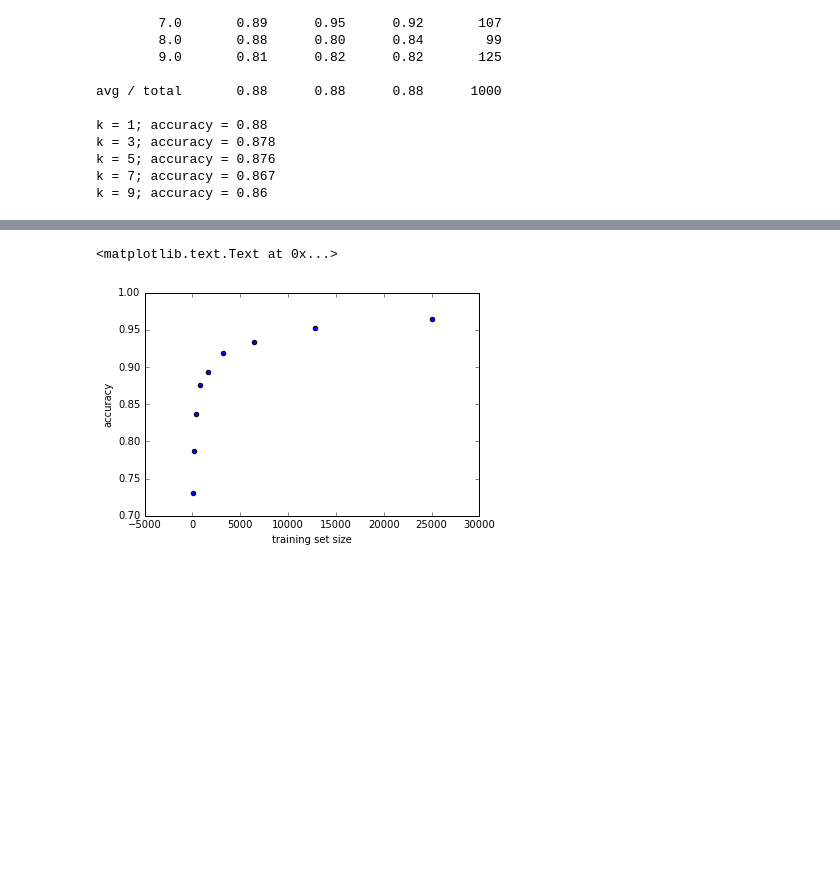
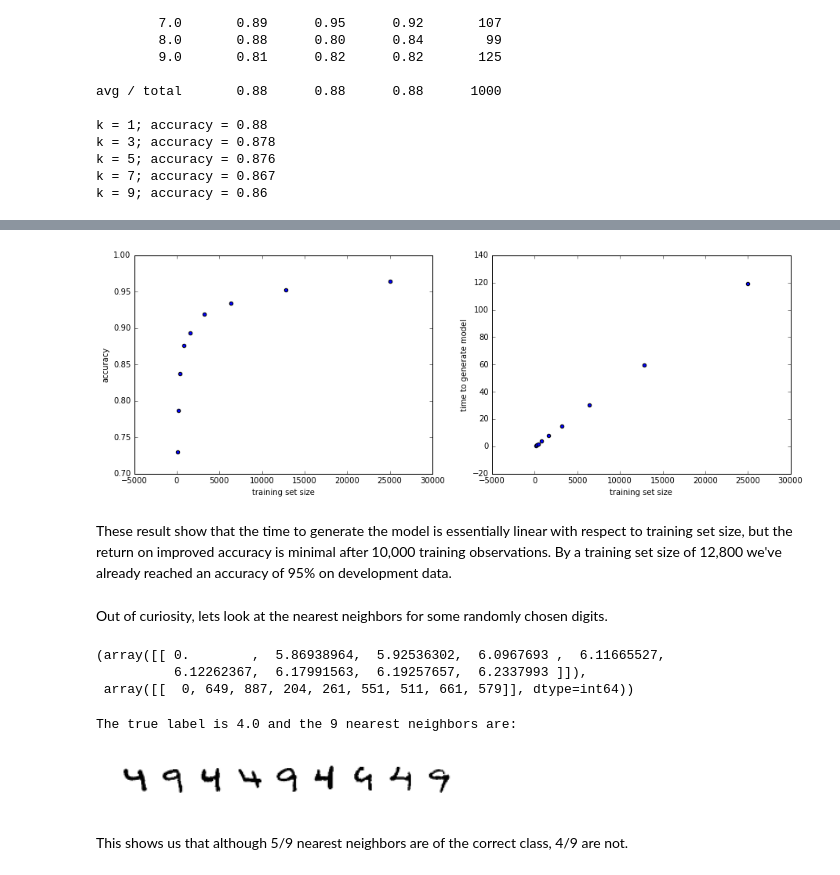
Before and after one commit to ZacCarrico/chemical_reaction_game, a Jupyter notebook: projects/Handwritten digit classification.ipynb, the cells around one changed output, grey strips where cells are left out. Saved outputs shown, nothing was run; the diff lists cells and outputs as text; code cells hidden in the pictures; blank space fills up the shorter version.

```diff
--- a/projects/Handwritten digit classification.ipynb
+++ b/projects/Handwritten digit classification.ipynb
@@ -132,11 +129,11 @@ def variable_train_sizes_knn(train_sizes, accuracies):
         time_fin = time.time()
         time_s = (time_fin-time_start)
         accuracy = accuracy_score(y_true = dev_labels, y_pred = y_pred)
-        print("training size %s has an accuracy of %0.2f and took %0.3f s to complete" % (train_size, accuracy, time_s))
+        # print("training size %s has an accuracy of %0.2f and took %0.3f s to complete" % (train_size, accuracy, time_s))
         accuracies.append(accuracy)
         times.append(time_s)
-    return(accuracies)
+    return(accuracies, times)
 
 train_sizes = [100, 200, 400, 800, 1600, 3200, 6400, 12800, 25000]
 accuracies = []
-accuracies = variable_train_sizes_knn(train_sizes, accuracies)
+accuracies, times = variable_train_sizes_knn(train_sizes, accuracies)
@@ -153,12 +140,12 @@ training size 25000 has an accuracy of 0.96 and took 117.732 s to complete
 # %%
-plt.scatter(x = train_sizes, y = accuracies)
-plt.xlabel('training set size')
-plt.ylabel('accuracy')
+fig, axs = plt.subplots(1, 2, figsize = (15,5))
+axs[0].scatter(x = train_sizes, y = accuracies)
+axs[0].set_xlabel('training set size')
+axs[0].set_ylabel('accuracy')
+
+axs[1].scatter(x = train_sizes, y = times)
+axs[1].set_xlabel('training set size')
+axs[1].set_ylabel('time to generate model')
 plt.show()
-plt.scatter(x = train_sizes, y = times)
-plt.xlabel('training set size')
-plt.ylabel('time to generate model')
-plt.show()
 # %% [output]
-<matplotlib.text.Text at 0x...>
-[figure, old version]
+[figure, new version]
@@ -167,3 +152,27 @@ This gave us an idea of how K-nearest neighbors will perform. Let's compare it t
+# %% [markdown]
+These result show that the time to generate the model is essentially linear with respect to training set size, but the return on improved accuracy is minimal after 10,000 training observations. By a training set size of 12,800 we've already reached an accuracy of 95% on development data.
+# %% [markdown]
+Out of curiosity, lets look at the nearest neighbors for some randomly chosen digits.
+# %%
+neigh.kneighbors([train_data[0]])
+# %% [output]
+(array([[ 0.        ,  5.86938964,  5.92536302,  6.0967693 ,  6.11665527,
+          6.12262367,  6.17991563,  6.19257657,  6.2337993 ]]),
+ array([[  0, 649, 887, 204, 261, 551, 511, 661, 579]], dtype=int64))
+# %%
+neigh = KNeighborsClassifier(n_neighbors = 9)
+neigh.fit(mini_train_data, mini_train_labels)
+fig, axs = plt.subplots(ncols = 9) # create figure and assign subplot objects to axs
+axs = axs.ravel() # returns a contiguous flattened array
+print("The true label is", mini_train_labels[1], "and the 9 nearest neighbors are:")
+for i, j in enumerate(neigh.kneighbors([mini_train_data[1]])[1][0]):
+    axs[i].imshow(mini_train_data[j].reshape(28,28), cmap='Greys')
+    axs[i].axis('off')
+# %% [output]
+The true label is 4.0 and the 9 nearest neighbors are:
+[figure, added]
+# %% [markdown]
+This shows us that although 5/9 nearest neighbors are of the correct class, 4/9 are not.
 # %%
 neigh = KNeighborsClassifier(n_neighbors = 1)
 neigh.fit(mini_train_data, mini_train_labels)
```
Also changed, not shown: parts of 8 cells of this notebook.
